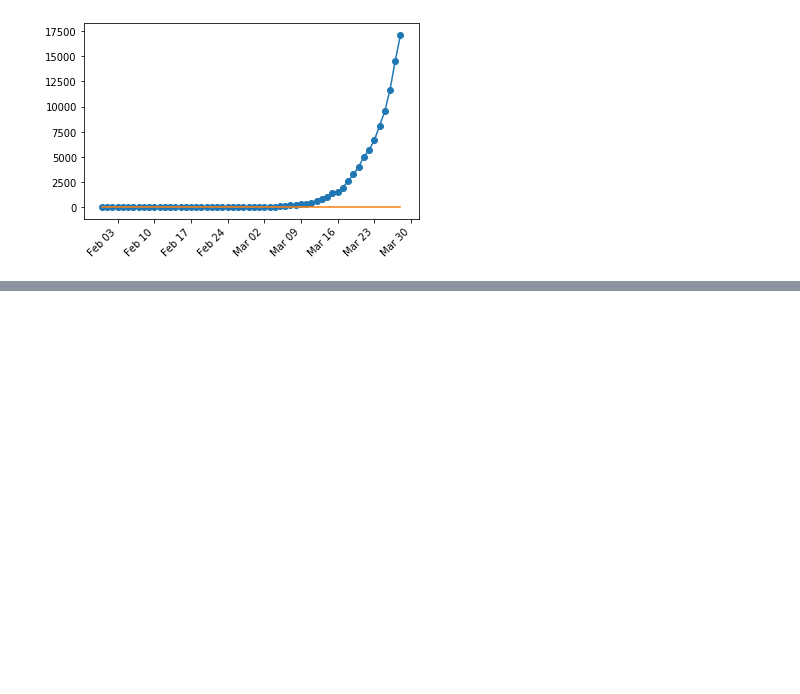
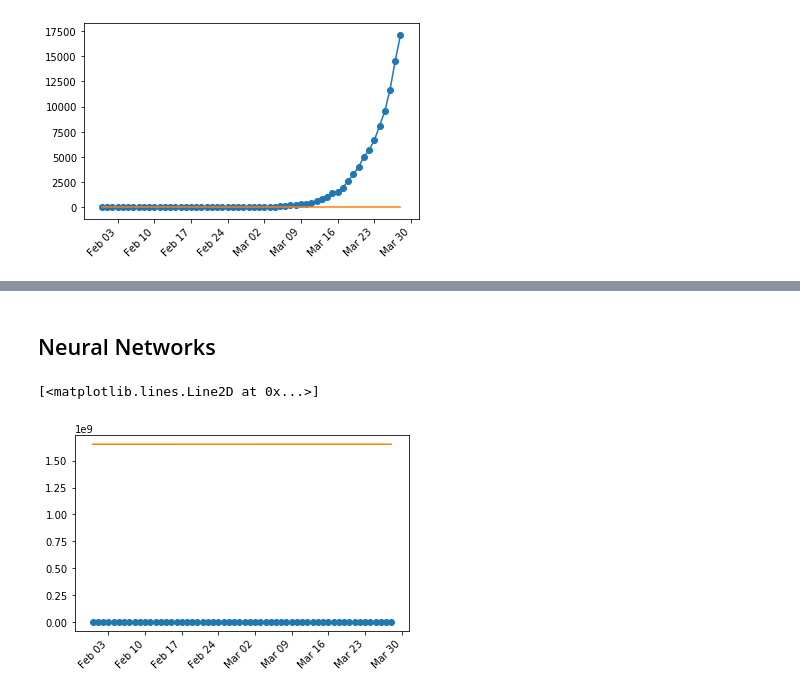
Before and after one commit to ashBabu/Machine-Learning, a Jupyter notebook: Covid-19.ipynb, the cells around one changed output, grey strips where cells are left out. Cells and saved outputs as stored; diff of their text form; code cells hidden in the pictures; blank space fills up the shorter version.

```diff
--- a/Covid-19.ipynb
+++ b/Covid-19.ipynb
@@ -144,0 +210,22 @@ ax.plot(df.index, y_pred)
+# %% [markdown]
+## Neural Networks
+# %%
+import tensorflow as tf  # library for machine learning
+model = tf.keras.Sequential([
+                            tf.keras.layers.Dense(input_shape=[1], units=40),
+                            tf.keras.layers.Dense(units=60),
+                            tf.keras.layers.Dense(units=60), tf.keras.layers.Dense(units=60),
+                            tf.keras.layers.Dense(units=60),
+                            tf.keras.layers.Dense(units=1)
+                            ])
+# model.compile(optimizer='sgd', loss='mean_squared_error')
+model.compile(optimizer='Adam', loss='mean_squared_error')
+# model.compile(optimizer = 'adam', loss = 'sparse_categorical_crossentropy')
+model.fit(X_tran/X_tran[0], np.ravel(y_train), epochs=100, verbose=0)  # Find out the parameters
+prediction = model.predict([full_dates.to_numpy()])  # Predict the value of a 7 bedroom house
+# print(prediction)
+ax = plotData(df, 'Cumulative Cases', axisLocator='month')
+ax.plot(df.index, prediction)
+# %% [output]
+[<matplotlib.lines.Line2D at 0x...>]
+[figure, added]
```
Also changed, not shown: parts of 12 cells of this notebook, 1 other file.
